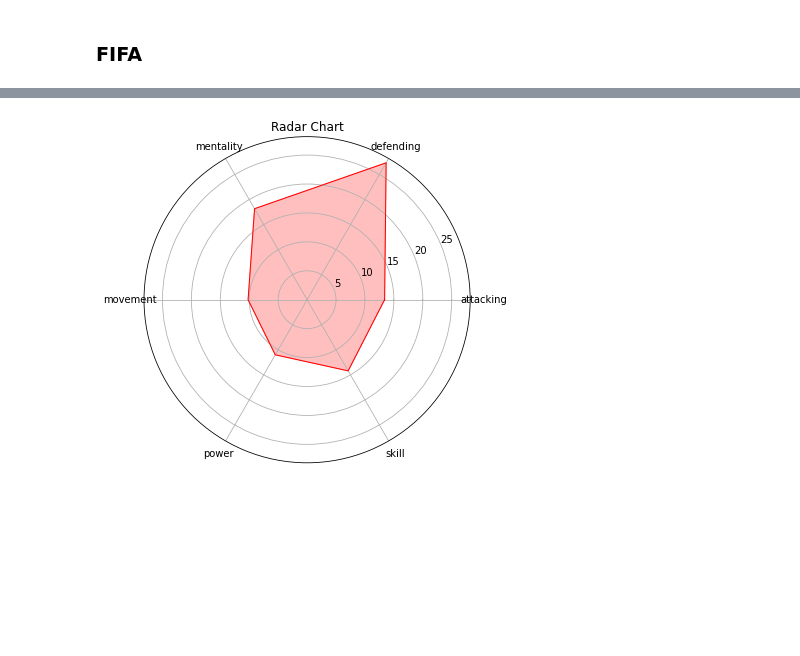
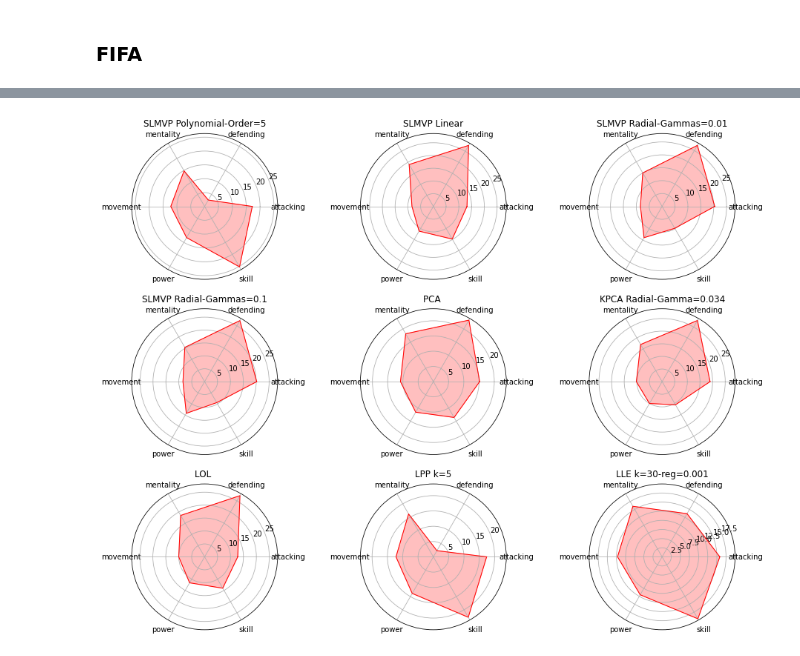
Before and after one commit to miguelangel43/Dimensionality-Reduction-Masters-Thesis, a Jupyter notebook: main.ipynb, the cells around one changed output, grey strips where cells are left out. Cells and saved outputs as stored; diff of their text form; code cells hidden in the pictures; blank space fills up the shorter version.

Commit message:
new models and spider updates

```diff
--- a/main.ipynb
+++ b/main.ipynb
@@ -34,0 +37,2 @@ dim.apply_dim(num_dim=2)
+# %%
+dim.apply_clf()
@@ -34,0 +62,3 @@ dim.apply_dim(num_dim=2)
+# %%
+for key in dim.new_dim.keys():
+    break
@@ -384,33 +446,41 @@ df_rank = df.rank(ascending=True).reset_index()
 df_rank['skill set'] = df_rank['index'].str.split('_', n=1).str[0]
 df_rank = df_rank.set_index('index')
 df_spider = df_rank.groupby('skill set').mean()
+df_spider = df_spider.droplevel(3, axis=1).droplevel(0, axis=1)
+df_spider.columns = df_spider.columns.map(' '.join)
-# %%
-import numpy as np
-import matplotlib.pyplot as plt
-
-# Example data
-categories = df_spider.index.to_list()
-values = df_spider[('1Dim',   'LOL',                   '', 0)].to_list()
-
-# Calculate angle and normalize values
-angles = np.linspace(0, 2 * np.pi, len(categories), endpoint=False).tolist()
-values += values[:1]
-angles += angles[:1]
-
-# Create radar chart
-fig, ax = plt.subplots(figsize=(6, 6), subplot_kw={'projection': 'polar'})
-ax.plot(angles, values, color='red', linewidth=1)
-ax.fill(angles, values, color='red', alpha=0.25)
-
-# Set axis labels and ticks
-ax.set_xticks(angles[:-1])
-ax.set_xticklabels(categories)
-ax.yaxis.grid(True)
-
-# Set chart title
-ax.set_title('Radar Chart')
-
-# Display the chart
-plt.show()
-# %% [output]
-[figure, removed]
+# %%
+figsize = (13, 10)
+n_rows = 3
+n_cols = 3
+
+# Create a figure and subplots
+fig, axs = plt.subplots(n_rows, n_cols, figsize=figsize, subplot_kw={'projection': 'polar'})
+#fig.suptitle('Radar Chart Subplots')
+axs = axs.flatten()
+
+# Get categories
+categories = df_spider.index.to_list()
+
+# Create radar charts for each subplot
+for i, key in enumerate(list(df_spider.keys())):
+    ax = axs[i]
+    ax.set_title(key)
+
+    # Calculate angle and normalize values
+    values = df_spider[key].to_list()
+    values += values[:1]
+    angles = np.linspace(0, 2 * np.pi, len(categories), endpoint=False).tolist()
+    angles += angles[:1]
+
+    # Plot the radar chart
+    ax.plot(angles, values, color='red', linewidth=1)
+    ax.fill(angles, values, color='red', alpha=0.25)
+    ax.set_xticks(np.linspace(0, 2 * np.pi, len(categories), endpoint=False))
+    ax.set_xticklabels(categories)
+
+fig.tight_layout()
+
+#plt.savefig('plots/spider_fifa.png', dpi=300, bbox_inches='tight')
+plt.show()
+# %% [output]
+[figure, added]
```
Also changed, not shown: parts of 11 cells of this notebook, 2 other files.
